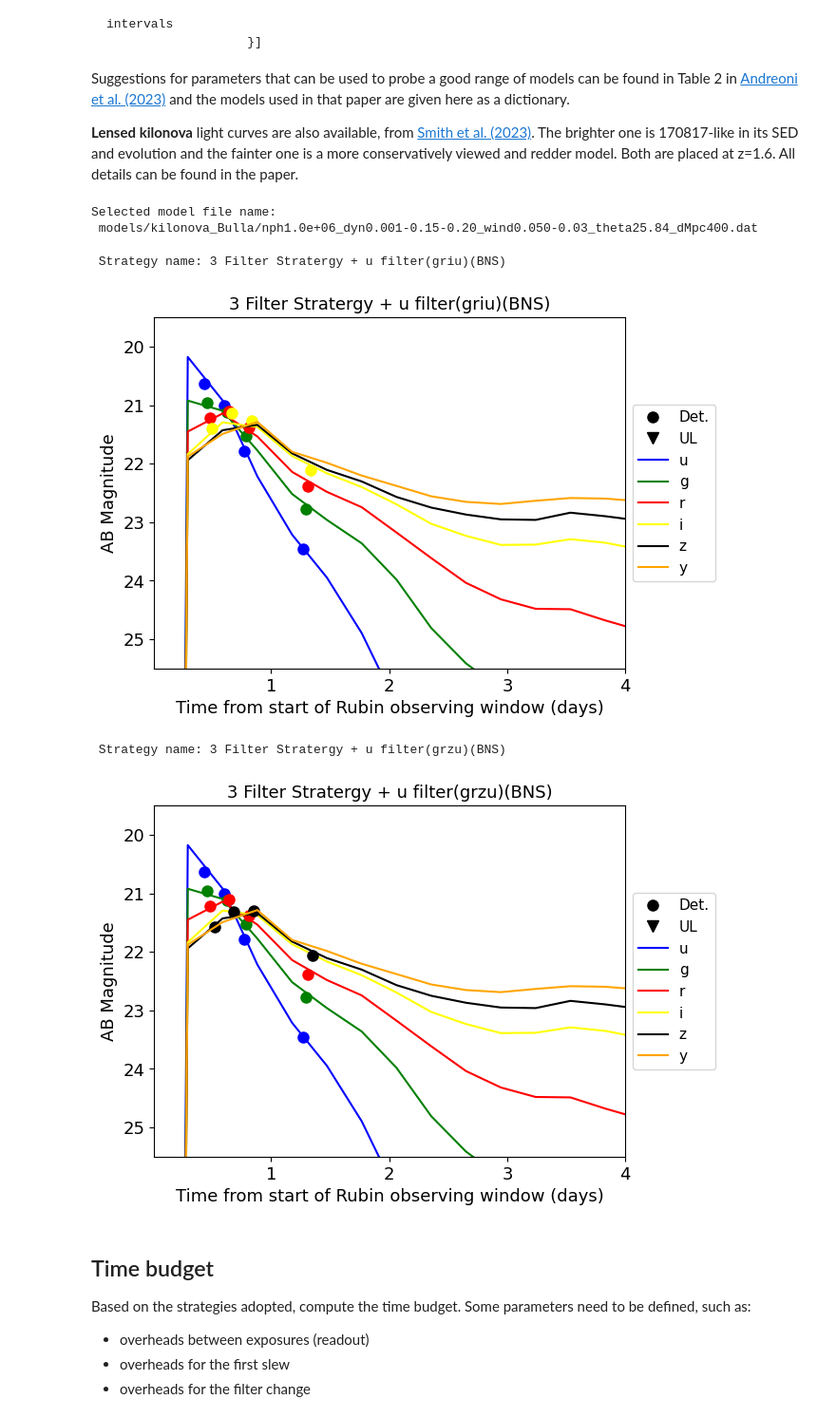
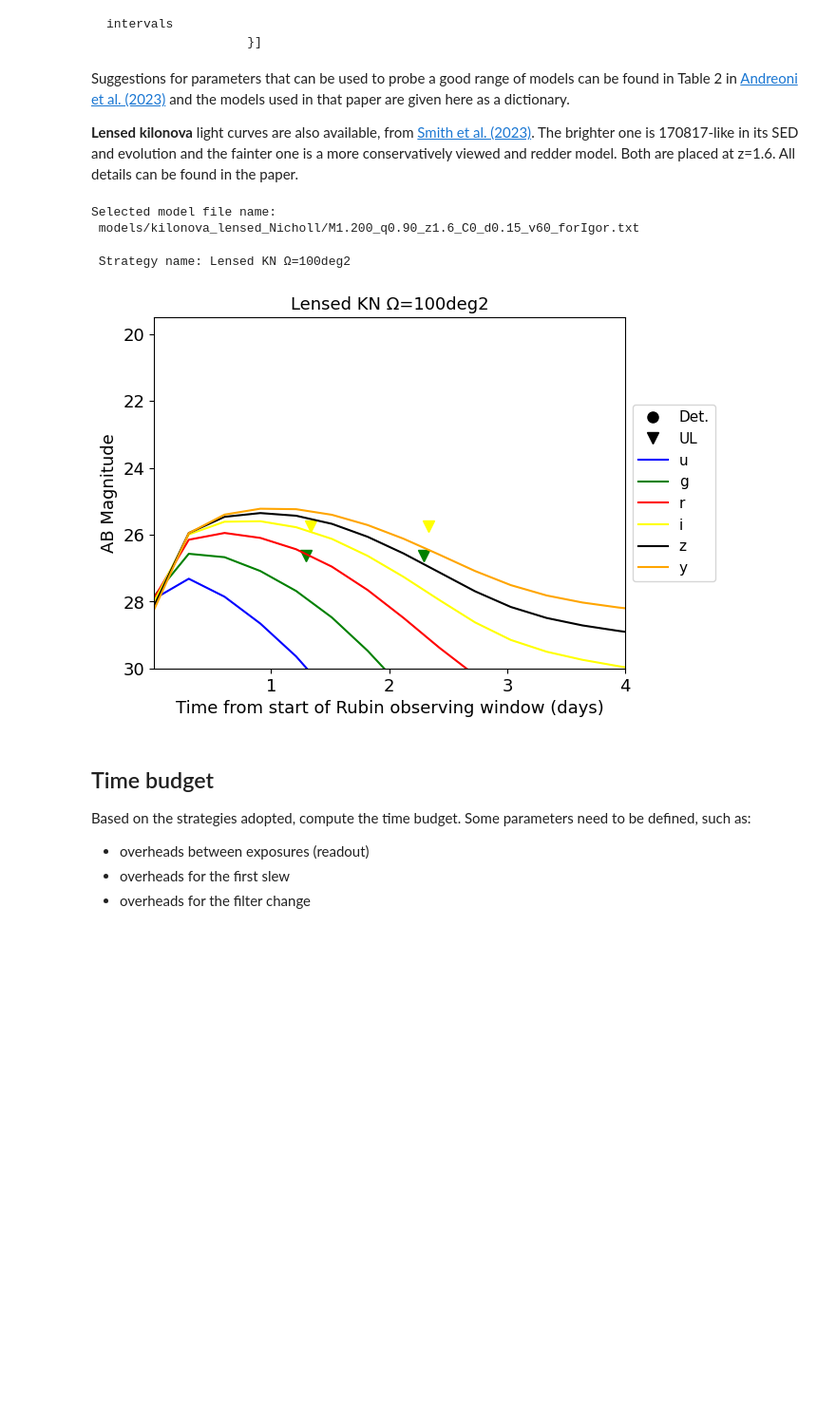
Before and after one commit to Meet-Vyas-Dev/RubinToO2024, a Jupyter notebook: plots_RubinToO2024.ipynb, the cells around one changed output. Shown: that part at 95% size. Drawn from its saved outputs; the diff is of its cells as text; code cells hidden in the pictures; blank space fills up the shorter version.

```diff
--- a/plots_RubinToO2024.ipynb
+++ b/plots_RubinToO2024.ipynb
@@ -520,34 +559,32 @@ models = {"GW170817 best fit polar, theta=26deg": f"models/kilonova_Bulla/nph1.0
 }
 
 # Pick the model
-model_filename = models["GW170817 best fit polar, theta=26deg"]
+model_filename = models["Lensed kilonova z=1.6 faint"]
 
 # Verbose
 print(f"Selected model file name: \n {model_filename}")
 # %% [output]
 Selected model file name:
- models/kilonova_Bulla/nph1.0e+06_dyn0.001-0.15-0.20_wind0.050-0.03_theta25.84_dMpc400.dat
+ models/kilonova_lensed_Nicholl/M1.200_q0.90_z1.6_C0_d0.15_v60_forIgor.txt
 # %%
 # Read the model
 t_model = ascii.read(model_filename)
 # Do plot
 plot_lc.doPlotLc(strategies, t_model,
                  delay_hr,  # delay time between merger and observing window
                  xlim=[0.01, 4], # x axis limit in apparent mag
-                 ylim=[25.5, 19.5],  # y axis limit in apparent mag
+                 ylim=[30, 19.5],  # y axis limit in apparent mag
                  n_interp=100,  # Number of points for the interpolation (e.g. 150)
                  offset_filt_hr=0.5,  # offset in hours between filters (to show overlapping points)
                  outfile_base="plot_lc",  # Base name for the file to be saved
                  outfile_format='pdf',  # Format of the output plot (pdf, png, etc)
                  doSave=True,  # If set to False, the plot will not be saved
                  event_name=event_name,  # Name of the event for the X label
                  linestyle="-",
                  filters_color_dict=filters_color_dict)
 # %% [output]
- Strategy name: 3 Filter Stratergy + u filter(griu)(BNS)
+ Strategy name: Lensed KN Ω=100deg2
-[figure, old version]
+[figure, new version]
- Strategy name: 3 Filter Stratergy + u filter(grzu)(BNS)
-[figure, removed]
 # %% [markdown]
 ## Time budget
 
```
Also changed, not shown: parts of 7 cells of this notebook, 5 other files.
